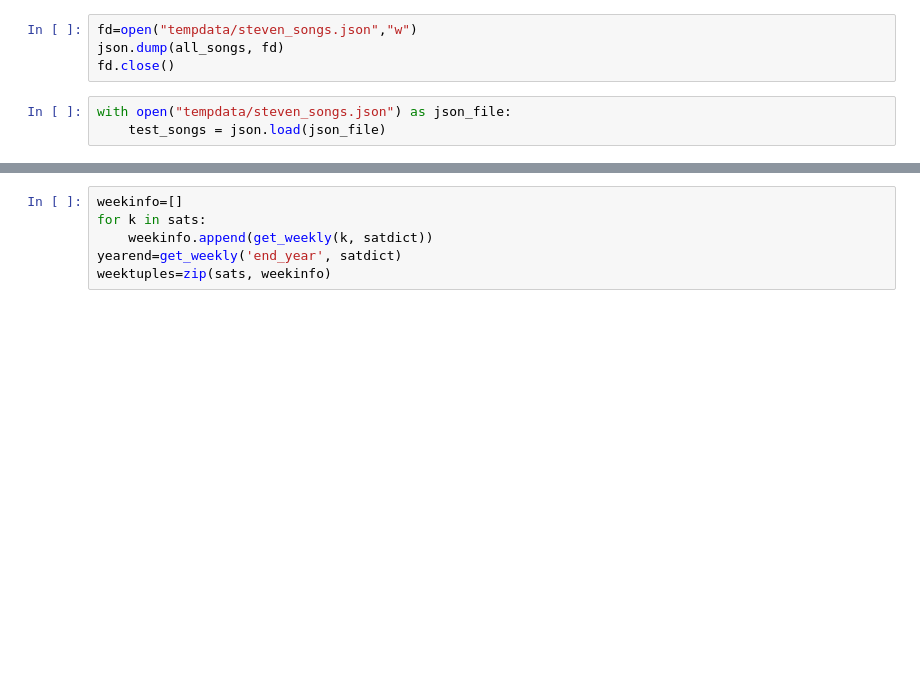
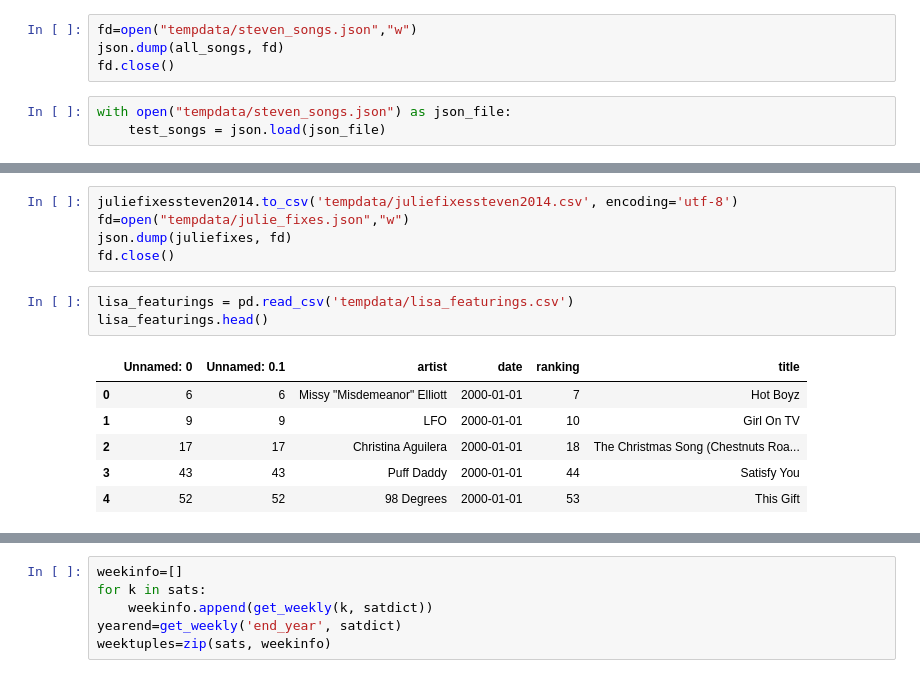
Before and after one commit to matlisa/crimsondance, a Jupyter notebook: get.ipynb, the cells around one changed output, grey strips where cells are left out. Saved outputs shown, nothing was run; the diff lists cells and outputs as text; blank space fills up the shorter version.

```diff
--- a/get.ipynb
+++ b/get.ipynb
@@ -203,0 +355,15 @@ newdata2014.to_csv('tempdata/rawdata.csv', encoding='utf-8')
+# %%
+juliefixessteven2014.to_csv('tempdata/juliefixessteven2014.csv', encoding='utf-8')
+fd=open("tempdata/julie_fixes.json","w")
+json.dump(juliefixes, fd)
+fd.close()
+# %%
+lisa_featurings = pd.read_csv('tempdata/lisa_featurings.csv')
+lisa_featurings.head()
+# %% [output]
+|  | Unnamed: 0 | Unnamed: 0.1 | artist | date | ranking | title |
+| 0 | 6 | 6 | Missy "Misdemeanor" Elliott | 2000-01-01 | 7 | Hot Boyz |
+| 1 | 9 | 9 | LFO | 2000-01-01 | 10 | Girl On TV |
+| 2 | 17 | 17 | Christina Aguilera | 2000-01-01 | 18 | The Christmas Song (Chestnuts Roa... |
+| 3 | 43 | 43 | Puff Daddy | 2000-01-01 | 44 | Satisfy You |
+| 4 | 52 | 52 | 98 Degrees | 2000-01-01 | 53 | This Gift |
```
Also changed, not shown: parts of 17 cells of this notebook, 7 other files.
